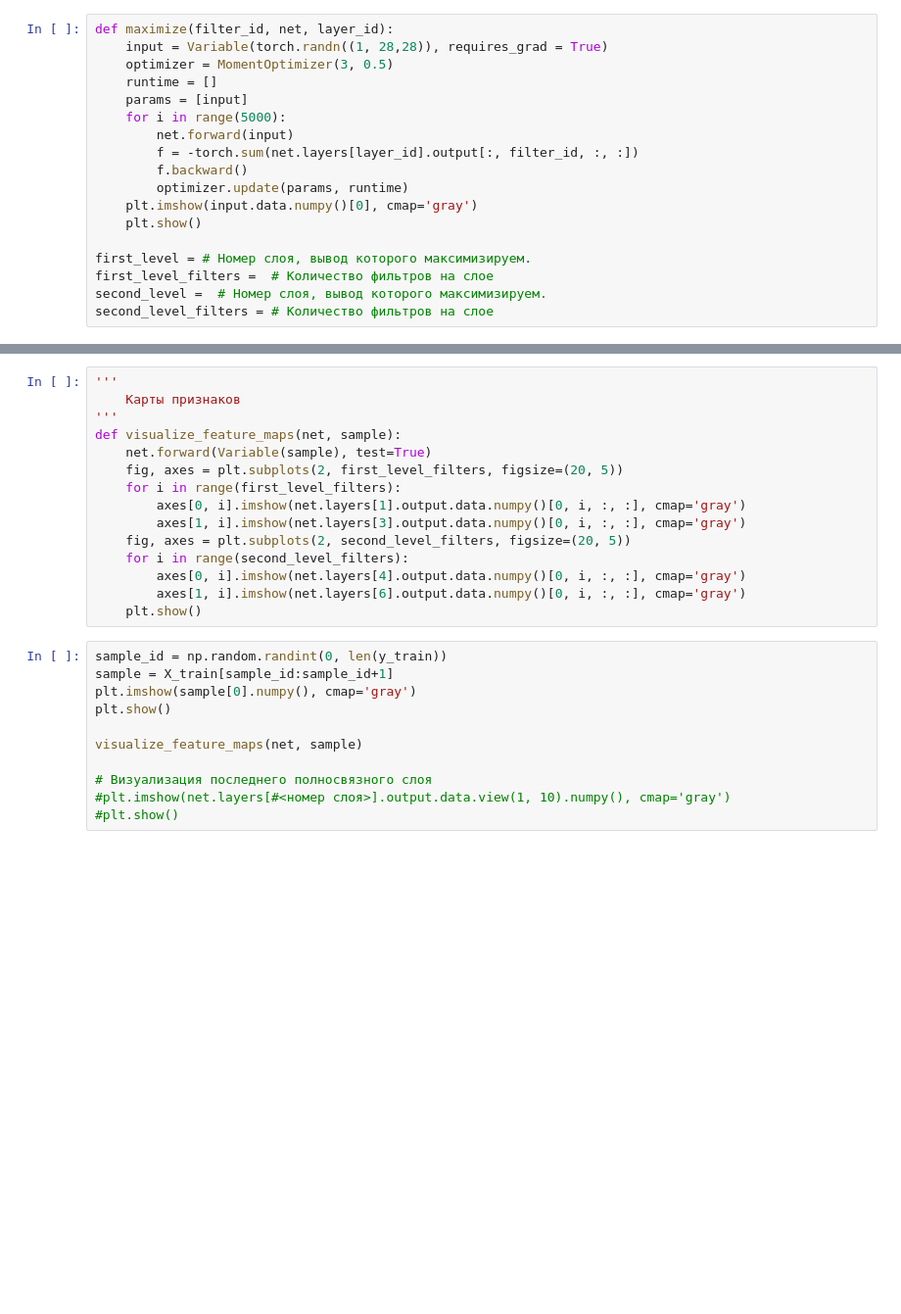
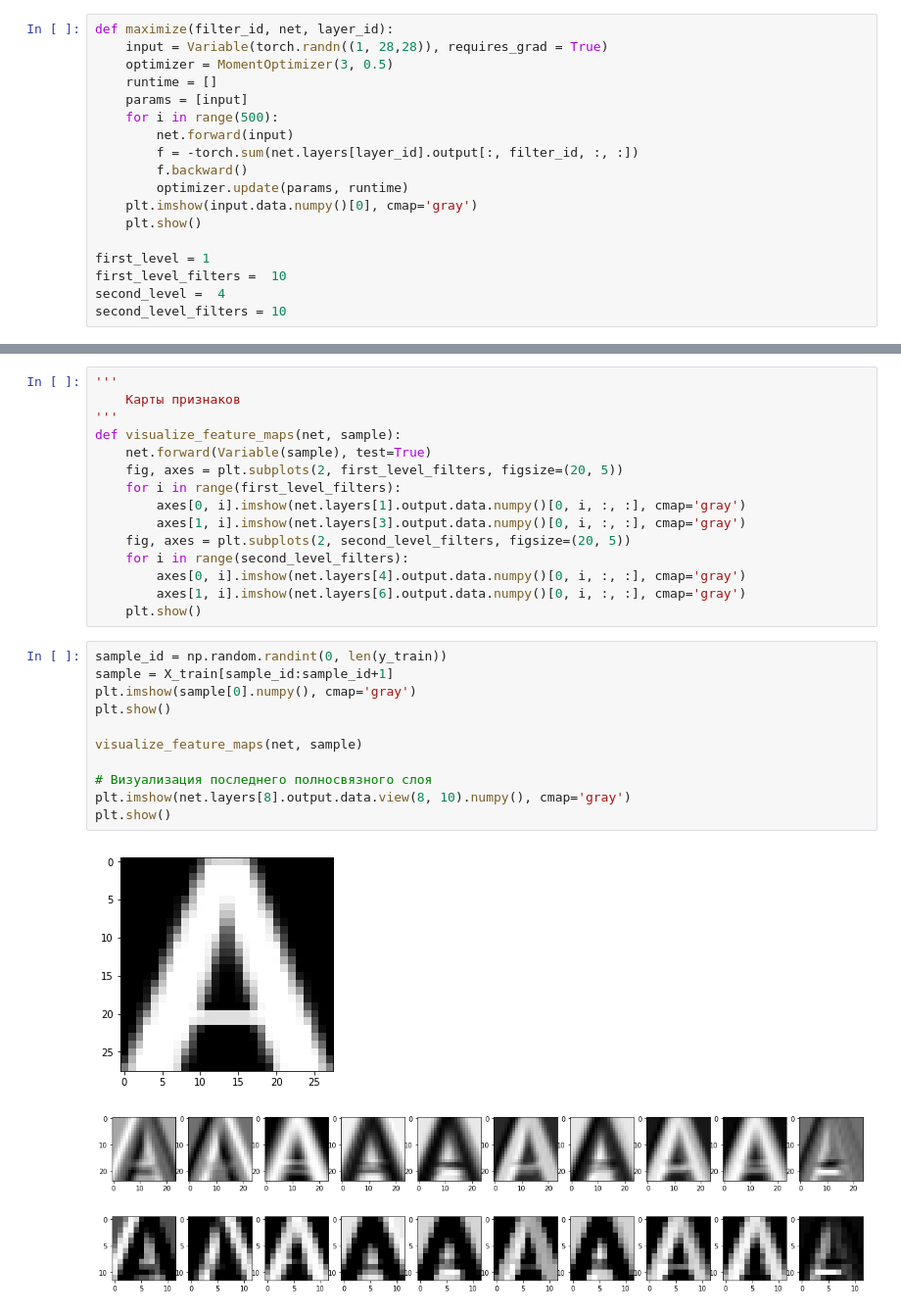
Before and after one commit to bazitur/dlschl-homeworks, a Jupyter notebook: homeworks/hw06/[hw6]Homework-First-CNN.ipynb, the cells around one changed output, grey strips where cells are left out. Shown: that part at 98% size. Drawn from its saved outputs; the diff is of its cells as text; blank space fills up the shorter version.

```diff
--- a/homeworks/hw06/[hw6]Homework-First-CNN.ipynb
+++ b/homeworks/hw06/[hw6]Homework-First-CNN.ipynb
@@ -746,7 +747,7 @@ def maximize(filter_id, net, layer_id):
     optimizer = MomentOptimizer(3, 0.5)
     runtime = []
     params = [input]
-    for i in range(5000):
+    for i in range(500):
         net.forward(input)
         f = -torch.sum(net.layers[layer_id].output[:, filter_id, :, :])
         f.backward()
@@ -754,10 +755,10 @@ def maximize(filter_id, net, layer_id):
     plt.imshow(input.data.numpy()[0], cmap='gray')
     plt.show()
 
-first_level = # Номер слоя, вывод которого максимизируем.
-first_level_filters =  # Количество фильтров на слое
-second_level =  # Номер слоя, вывод которого максимизируем.
-second_level_filters = # Количество фильтров на слое
+first_level = 1
+first_level_filters =  10
+second_level =  4
+second_level_filters = 10
 # %% [markdown]
 Первый свёрточный слой (после нелинейности). Как видно фильтры этого слоя выделяют штрихи в разных направлениях
 # %%
@@ -788,11 +811,14 @@ def visualize_feature_maps(net, sample):
 # %%
 sample_id = np.random.randint(0, len(y_train))
 sample = X_train[sample_id:sample_id+1]
 plt.imshow(sample[0].numpy(), cmap='gray')
 plt.show()
 
 visualize_feature_maps(net, sample)
 
 # Визуализация последнего полносвязного слоя
-#plt.imshow(net.layers[#<номер слоя>].output.data.view(1, 10).numpy(), cmap='gray')
-#plt.show()
+plt.imshow(net.layers[8].output.data.view(8, 10).numpy(), cmap='gray')
+plt.show()
+# %% [output]
+[figure, added]
+[figure, added]
```
Also changed, not shown: parts of 17 cells of this notebook.
